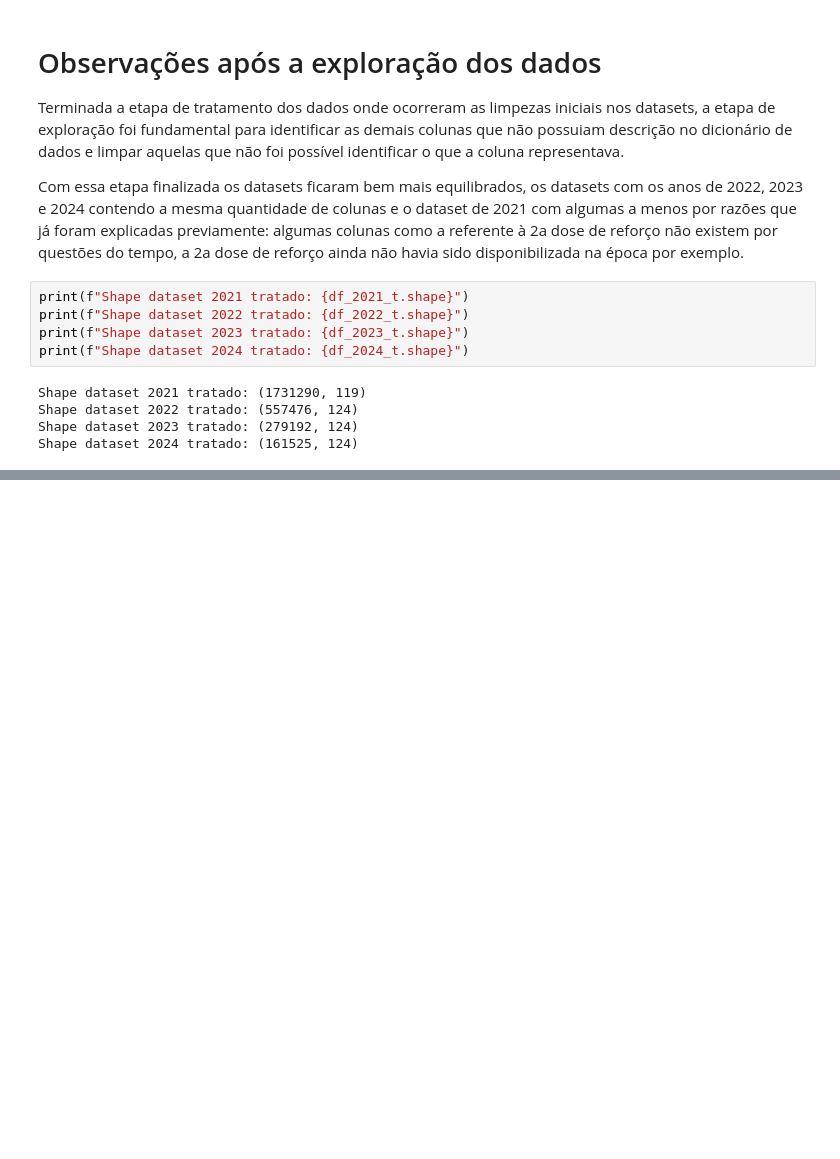
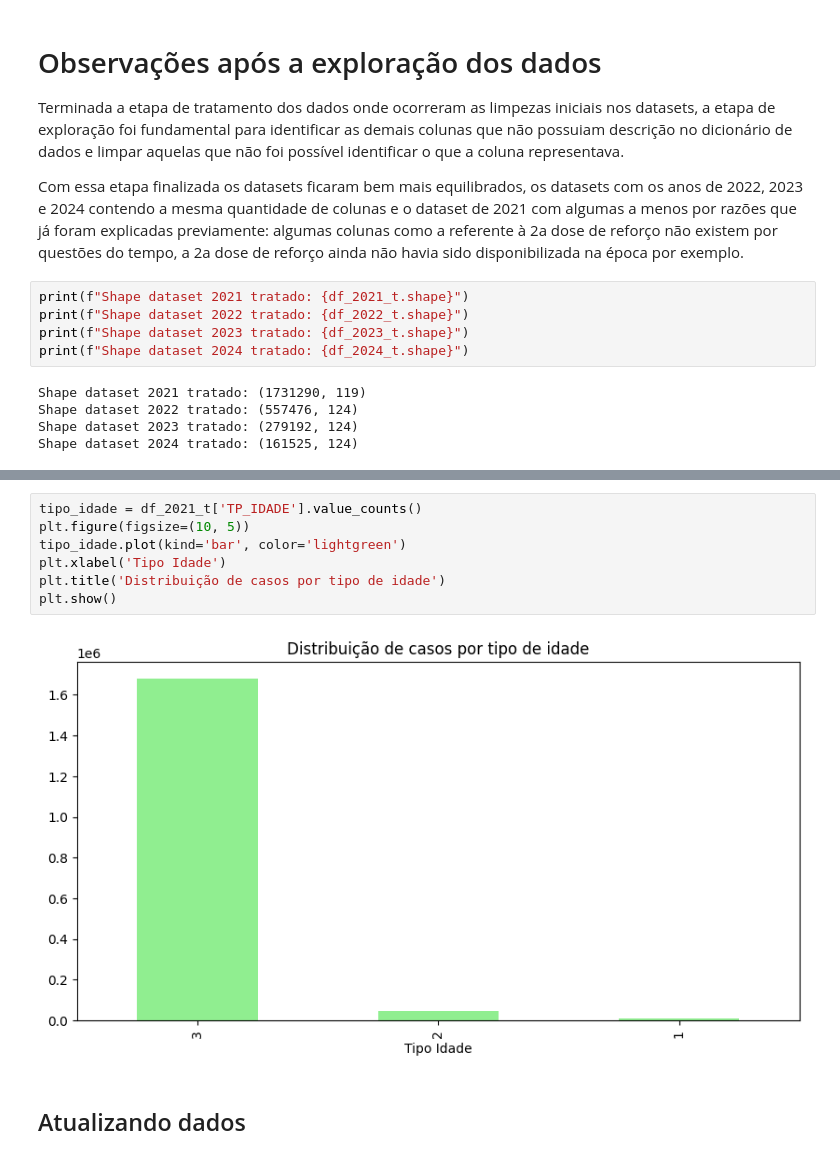
Before and after one commit to Lpins01/Projeto-Analise-de-Dados-SRAG-2021---2024-, a Jupyter notebook: notebook.ipynb, the cells around one changed output, grey strips where cells are left out. Cells and saved outputs as stored; diff of their text form; blank space fills up the shorter version.

Commit message:
Atualizando dados

```diff
--- a/notebook.ipynb
+++ b/notebook.ipynb
@@ -307,0 +310,11 @@ Shape dataset 2024 tratado: (161525, 124)
+# %%
+tipo_idade = df_2021_t['TP_IDADE'].value_counts()
+plt.figure(figsize=(10, 5))
+tipo_idade.plot(kind='bar', color='lightgreen')
+plt.xlabel('Tipo Idade')
+plt.title('Distribuição de casos por tipo de idade')
+plt.show()
+# %% [output]
+[figure, added]
+# %% [markdown]
+## Atualizando dados
```
Also changed, not shown: parts of 52 cells of this notebook.
